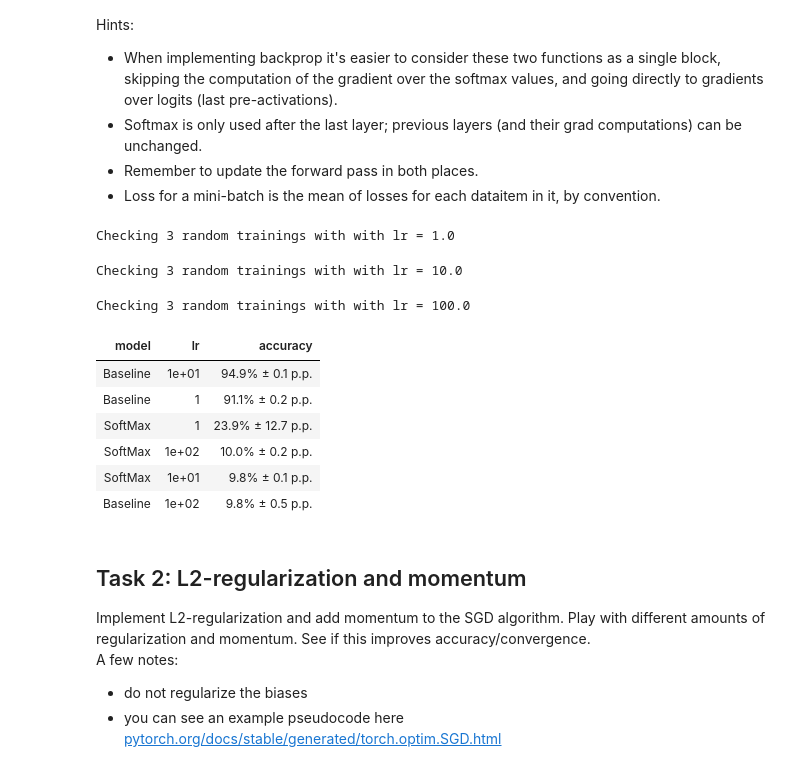
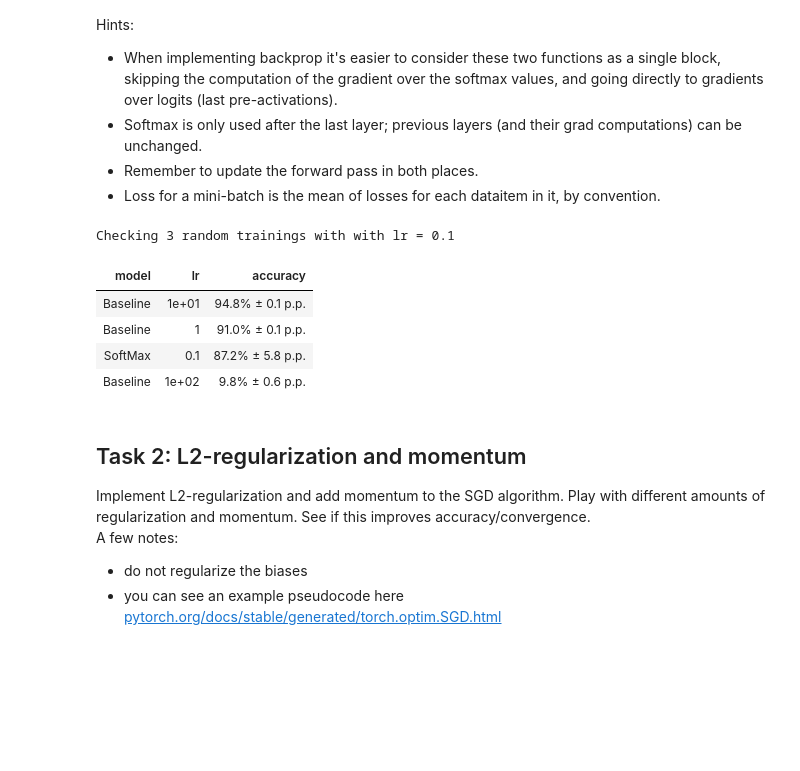
Before and after one commit to quantumFeline/DNN-all, a Jupyter notebook: DNN-Lab-3-mnist-again-student.ipynb, the cells around one changed output. Saved outputs shown, nothing was run; the diff lists cells and outputs as text; code cells hidden in the pictures; blank space fills up the shorter version.

```diff
--- a/DNN-Lab-3-mnist-again-student.ipynb
+++ b/DNN-Lab-3-mnist-again-student.ipynb
@@ -454,43 +451,39 @@ class Task1(Network):
             activations.append(activation)
 
         # Backward pass (using the combined gradient for softmax and cross-entropy)
         # The gradient of the cross-entropy loss with respect to the logits (zs[-1]) is simply (activations[-1] - y)
         delta = activations[-1] - y
 
         grads_b = [np.sum(delta, axis=0)]
         grads_w = [np.dot(delta.T, activations[-2])]
 
         for l in range(2, self.num_layers + 1):
             z = zs[-l]
             sp = sigmoid_prime(z) # Use sigmoid_prime for hidden layers
             delta = np.dot(delta, self.weights[-l+1]) * sp
             grads_b.append(np.sum(delta, axis=0))
             grads_w.append(np.dot(delta.T, activations[-l-1]))
 
         grads_w.reverse()
         grads_b.reverse()
 
 
         for grad_b, b in zip(grads_b, self.biases, strict=True):
             assert grad_b.shape == b.shape, f"Shape mismatch: {grad_b.shape=} but {b.shape=}"
         for grad_w, w in zip(grads_w, self.weights, strict=True):
             assert grad_w.shape == w.shape, f"Shape mismatch: {grad_w.shape=} but {w.shape=}"
 
         return grads_w, grads_b
 
-model_results.evaluate_model(model_name="SoftMax", model_constructor=Task1, n_trainings=3)
+model_results.evaluate_model(model_name="SoftMax", model_constructor=Task1, n_trainings=3, learning_rates=[0.1])
 model_results.display_results()
 # %% [output]
-Checking 3 random trainings with with lr = 1.0
+Checking 3 random trainings with with lr = 0.1
-Checking 3 random trainings with with lr = 10.0
-Checking 3 random trainings with with lr = 100.0
 | model | lr | accuracy |
-| Baseline | 1e+01 | 94.9% ± 0.1 p.p. |
-| Baseline | 1 | 91.1% ± 0.2 p.p. |
-| SoftMax | 1 | 23.9% ± 12.7 p.p. |
-| SoftMax | 1e+02 | 10.0% ± 0.2 p.p. |
-| SoftMax | 1e+01 | 9.8% ± 0.1 p.p. |
-| Baseline | 1e+02 | 9.8% ± 0.5 p.p. |
+| Baseline | 1e+01 | 94.8% ± 0.1 p.p. |
+| Baseline | 1 | 91.0% ± 0.1 p.p. |
+| SoftMax | 0.1 | 87.2% ± 5.8 p.p. |
+| Baseline | 1e+02 | 9.8% ± 0.6 p.p. |
 # %% [markdown]
 ## Task 2: L2-regularization and momentum
 Implement L2-regularization and add momentum to the SGD algorithm. Play with different amounts of regularization and momentum. See if this improves accuracy/convergence.
```
Also changed, not shown: parts of 9 cells of this notebook, 1 other file.
